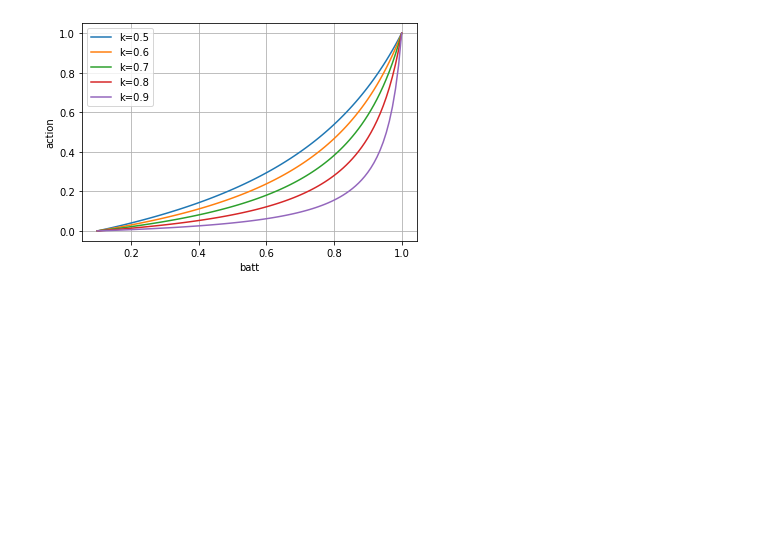
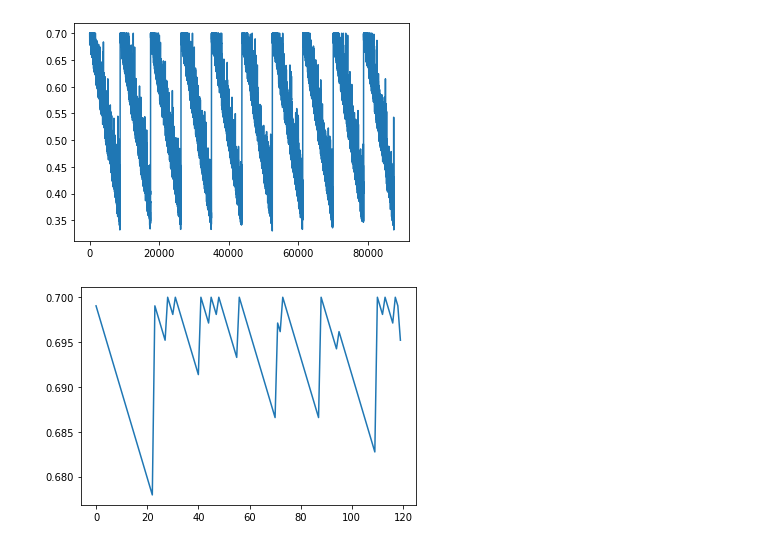
Before and after one commit to shaswot/eno_morl, a Jupyter notebook: scratch.ipynb, the cells around one changed output. Drawn from its saved outputs; the diff is of its cells as text; code cells hidden in the pictures; blank space fills up the shorter version.

```diff
--- a/scratch.ipynb
+++ b/scratch.ipynb
@@ -9,29 +9,64 @@
 import numpy as np
 import os
 import matplotlib.pyplot as plt
+# %%
+def get_sigma(step, max_sigma=0.15, min_sigma=0.01, decay_period=None):
+    sigma = max_sigma - (max_sigma - min_sigma) * min(1.0, step / decay_period)
+    return sigma
+
+# Exploration Policy
+timeslots_per_day = 24
+max_sigma = 0.7
+min_sigma = 0.01
+decay_period = 30 * timeslots_per_day
+
+
+noise_log = []
+
+
+for yr in range(10):
+    step = 0
+    episode = 0
+    for t in range(1, 365 * timeslots_per_day):
+        if t%timeslots_per_day == 0:
+            episode +=1
+            step = episode
+        else:
+            step += 1
+
+        if np.random.random() > 0.9:
+            step-= timeslots_per_day
+            step = max(0,step)
+        noise = get_sigma(step, max_sigma, min_sigma, decay_period)
+        noise_log.append(noise)
+plt.plot(noise_log)
+plt.show()
+plt.plot(noise_log[0:5 * timeslots_per_day ])
+plt.show()
+# %% [output]
+[figure, added]
+[figure, added]
 # %%
-def k_factor(batt,k=0.95):
-    x = (batt-0.1)/0.9
-    y = (x-k*x)/(k-2*k*x+1)
-    action = y
-    return action
+# def k_factor(batt,k=0.95):
+#     x = (batt-0.1)/0.9
+#     y = (x-k*x)/(k-2*k*x+1)
+#     action = y
+#     return action
 
-batt = np.linspace(0.1,1,100)
-a1 = k_factor(batt,0.5)
-a2 = k_factor(batt,0.6)
-a3 = k_factor(batt,0.7)
-a4 = k_factor(batt,0.8)
-a5 = k_factor(batt,0.9)
+# batt = np.linspace(0.1,1,100)
+# a1 = k_factor(batt,0.5)
+# a2 = k_factor(batt,0.6)
+# a3 = k_factor(batt,0.7)
+# a4 = k_factor(batt,0.8)
+# a5 = k_factor(batt,0.9)
 
-plt.xlabel("batt")
-plt.ylabel("action")
-plt.plot(batt,a1, label='k=0.5')
-plt.plot(batt,a2, label='k=0.6')
-plt.plot(batt,a3, label='k=0.7')
-plt.plot(batt,a4, label='k=0.8')
-plt.plot(batt,a5, label='k=0.9')
-plt.legend()
-plt.grid(True)
+# plt.xlabel("batt")
+# plt.ylabel("action")
+# plt.plot(batt,a1, label='k=0.5')
+# plt.plot(batt,a2, label='k=0.6')
+# plt.plot(batt,a3, label='k=0.7')
+# plt.plot(batt,a4, label='k=0.8')
+# plt.plot(batt,a5, label='k=0.9')
+# plt.legend()
+# plt.grid(True)
-# %% [output]
-[figure, removed]
 # %%
```
Also changed, not shown: parts of 1 cell of this notebook, 1 other file.
